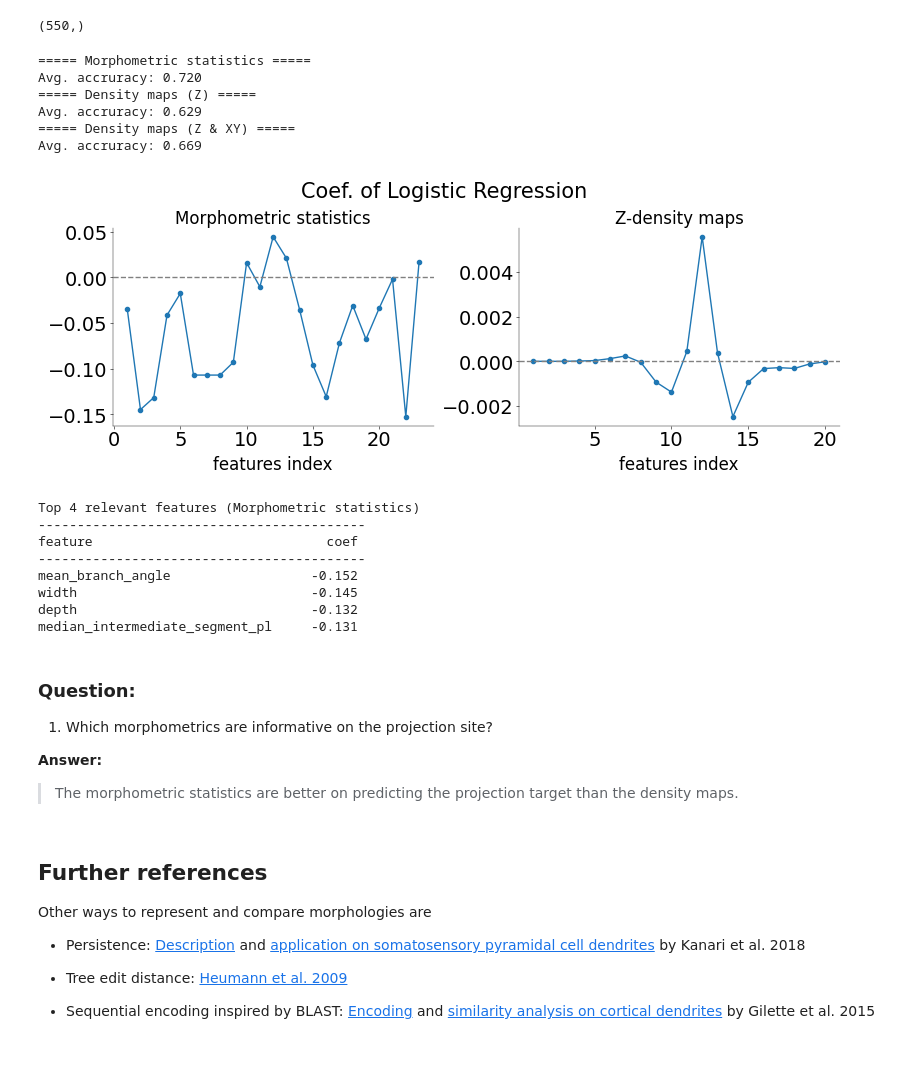
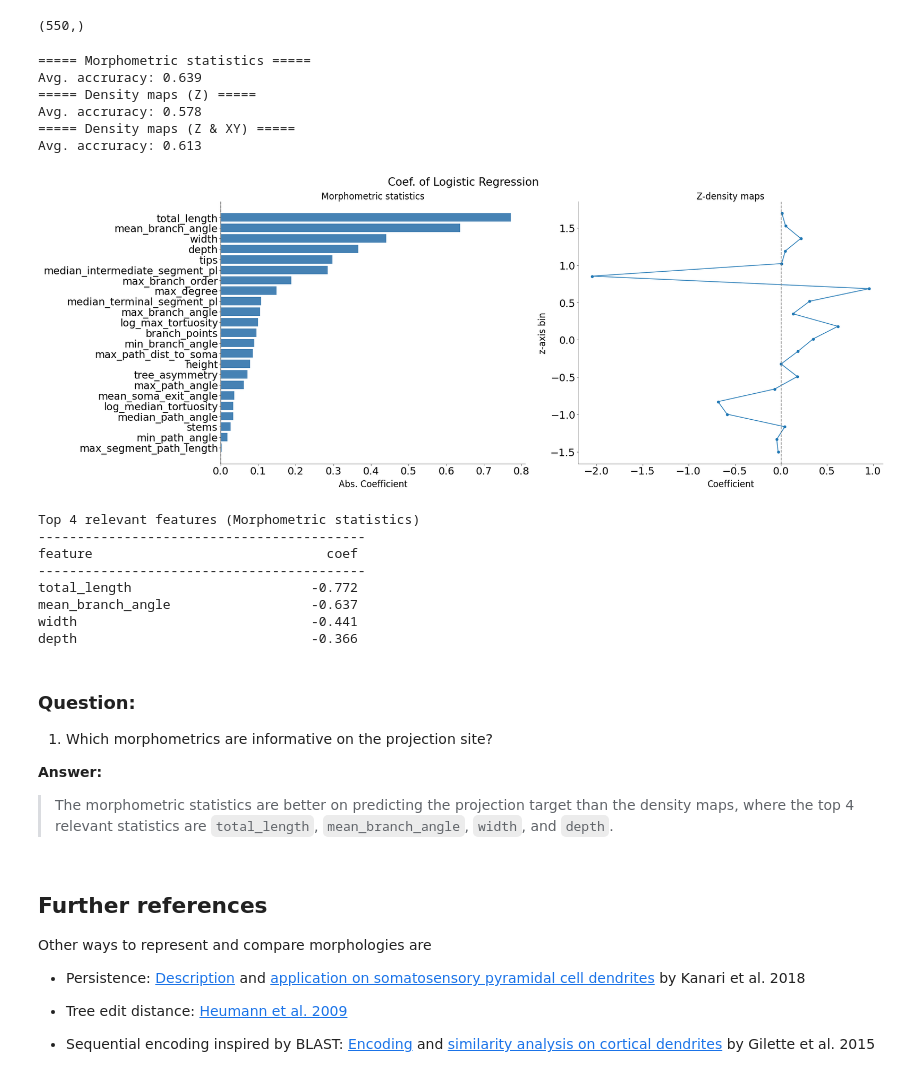
Before and after one commit to ZhidongZhang96/Course_NeuralDataScience_ST26, a Jupyter notebook: notebooks/CodingLab8.ipynb, the cells around one changed output. Saved outputs shown, nothing was run; the diff lists cells and outputs as text; code cells hidden in the pictures.

```diff
--- a/notebooks/CodingLab8.ipynb
+++ b/notebooks/CodingLab8.ipynb
@@ -358,19 +362,12 @@ maximal histogram edge.
 *Grading: 4pts*
 # %%
 # For further analysis we will remove uninformative features and z-score along each statistic
-# features_to_drop = [
-#     "avg_thickness",
-#     "max_thickness",
-#     "total_surface",
-#     "total_volume",
-#     "log_min_tortuosity",
-# ]
 features_to_drop = [
     "avg_thickness",
     "max_thickness",
+    "total_surface",
+    "total_volume",
     "log_min_tortuosity",
-    "stems",
-    "max_degree",
 ]
 morphometric_data = morphometric_statistics.drop(features_to_drop, axis=1)
 
@@ -575,8 +596,8 @@ fig, axes = plt.subplots(1, 2, figsize=(12, 5), layout="constrained")
 # plot tsne fits for both morpometric statistics and z-projected density maps.
 # Color the points appropriately and answer the questions below. (2 pt)
 # ----------------------------------------------------------------------------
-
-cluster_idx = labels["cluster"].to_numpy().astype(int) - 1
+labels_by_cell = labels.set_index("Cell_nr").loc[Cell_nrs]
+cluster_idx = labels_by_cell["cluster"].to_numpy().astype(int) - 1
 cluster_colormap = colors[cluster_idx]
 
 axes[0].scatter(
@@ -633,8 +654,7 @@ from sklearn.linear_model import LogisticRegressionCV
 # representations and print the avg. prediction accuracy (1 pt)
 # -----------------------------------------------------------------------------
 
-cv = LogisticRegressionCV(cv=5)
-
+cv = LogisticRegressionCV(cv=5, scoring="balanced_accuracy")
 
 print("===== Morphometric statistics =====")
 cv.fit(morphometric_data, y_all)
@@ -656,51 +676,61 @@ print(f"Avg. accruracy: {avg_acc_density:.3f}")
 coef_density = cv.coef_[0]
 # %% [output]
 ===== Morphometric statistics =====
-Avg. accruracy: 0.720
+Avg. accruracy: 0.639
 ===== Density maps (Z) =====
-Avg. accruracy: 0.629
+Avg. accruracy: 0.578
 ===== Density maps (Z & XY) =====
-Avg. accruracy: 0.669
+Avg. accruracy: 0.613
 # %%
 # ---------------------------------------------------------------------------
 # Plot the fitted linear coefficients for both of the feature representations
 # and answer the question below. (1 pt)
 # ---------------------------------------------------------------------------
 
 
-fig, axes = plt.subplots(1, 2, figsize=(8, 3))
+fig, axes = plt.subplots(1, 2, figsize=(16, 6))
 
-axes[0].plot(np.arange(1, len(coef_stat) + 1), coef_stat, marker=".")
-axes[0].axhline(0, color="gray", linestyle="--")
+sort_indices_stat = np.absolute(coef_stat).argsort()[::-1]
+
+axes[0].barh(
+    np.arange(len(sort_indices_stat)),
+    np.abs(coef_stat[sort_indices_stat]),
+    color="steelblue",
+)
+axes[0].axvline(0, color="gray", linestyle="--")
+axes[0].set_yticks(np.arange(len(sort_indices_stat)))
+axes[0].set_yticklabels(feature_remained[sort_indices_stat])
+axes[0].invert_yaxis()
 axes[0].set_title("Morphometric statistics", fontsize=12)
-axes[0].set_xlabel("features index", fontsize=12)
+axes[0].set_xlabel("Abs. Coefficient", fontsize=12)
 
-axes[1].plot(np.arange(1, len(coef_zdensity) + 1), coef_zdensity, marker=".")
-axes[1].axhline(0, color="gray", linestyle="--")
+
+axes[1].plot(coef_zdensity, z_edges, marker=".")
+axes[1].axvline(0, color="gray", linestyle="--")
 axes[1].set_title("Z-density maps", fontsize=12)
-axes[1].set_xlabel("features index", fontsize=12)
+axes[1].set_ylabel("z-axis bin", fontsize=12)
+axes[1].set_xlabel("Coefficient", fontsize=12)
 
 fig.suptitle("Coef. of Logistic Regression", fontsize=15)
 plt.show()
 
 
-sort_indices_stat = np.absolute(coef_stat).argsort()[::-1]
 print("Top 4 relevant features (Morphometric statistics)")
 print("-" * 42)
 print(f"{'feature':<30} {'coef':>10}")
 print("-" * 42)
 for i in sort_indices_stat[:4]:
     print(f"{feature_remained[i]:<30} {coef_stat[i]:>10.3f}")
 # %% [output]
-[figure, old version]
+[figure, new version]
 Top 4 relevant features (Morphometric statistics)
 ------------------------------------------
 feature                              coef
 ------------------------------------------
-mean_branch_angle                  -0.152
-width                              -0.145
-depth                              -0.132
-median_intermediate_segment_pl     -0.131
+total_length                       -0.772
+mean_branch_angle                  -0.637
+width                              -0.441
+depth                              -0.366
 # %% [markdown]
 ### Question:
 
@@ -708,7 +738,7 @@ median_intermediate_segment_pl     -0.131
 
 **Answer:**
 
-> The morphometric statistics are better on predicting the projection target than the density maps.
+> The morphometric statistics are better on predicting the projection target than the density maps, where the top 4 relevant statistics are `total_length`, `mean_branch_angle`, `width`, and `depth`.
 # %% [markdown]
 ## Further references
 
```
Also changed, not shown: parts of 11 cells of this notebook, 2 other files.
